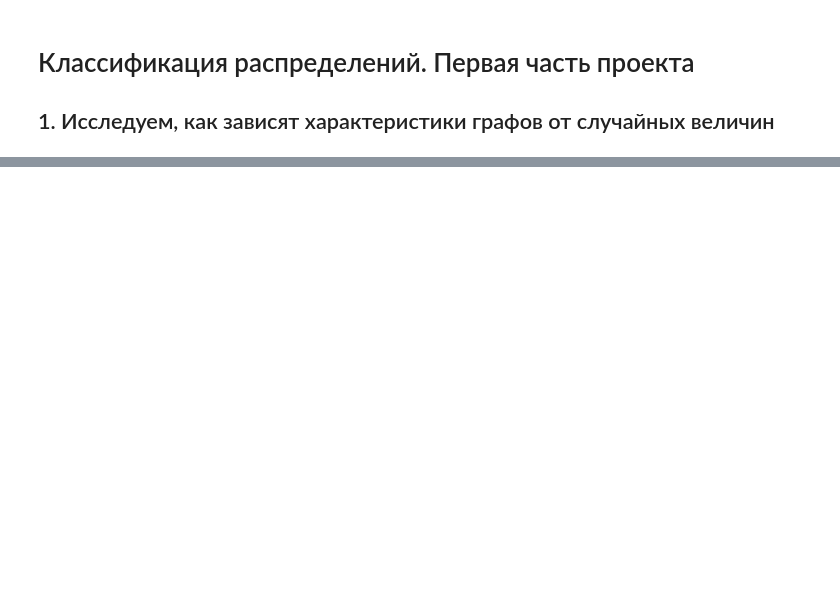
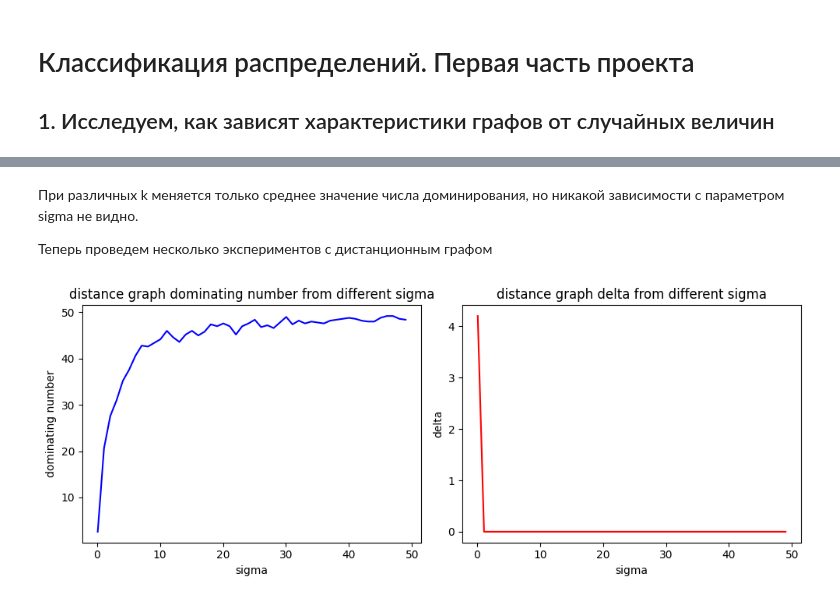
Before and after one commit to maxGrigorenko/DistributionClassifier, a Jupyter notebook: src/experiments_first_part_1.ipynb, the cells around one changed output, grey strips where cells are left out. Cells and saved outputs as stored; diff of their text form; code cells hidden in the pictures; blank space fills up the shorter version.

```diff
--- a/src/experiments_first_part_1.ipynb
+++ b/src/experiments_first_part_1.ipynb
@@ -79,0 +58,8 @@ plot_sigma(20, "knn")
+# %% [markdown]
+При различных k меняется только среднее значение числа доминирования, но никакой зависимости с параметром sigma не видно.
+
+Теперь проведем несколько экспериментов с дистанционным графом
+# %%
+plot_sigma(50, "distance", begin=0.1, end=49.0, number_of_experiments=5, d=0.1, n=50) # d = 0.1
+# %% [output]
+[figure, added]
```
Also changed, not shown: parts of 17 cells of this notebook.
